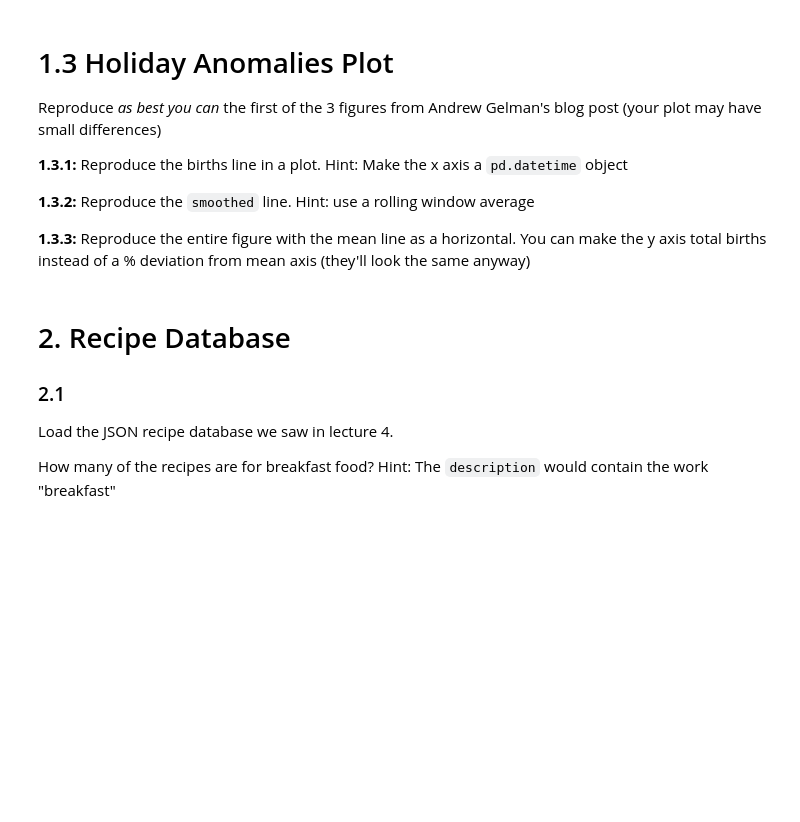
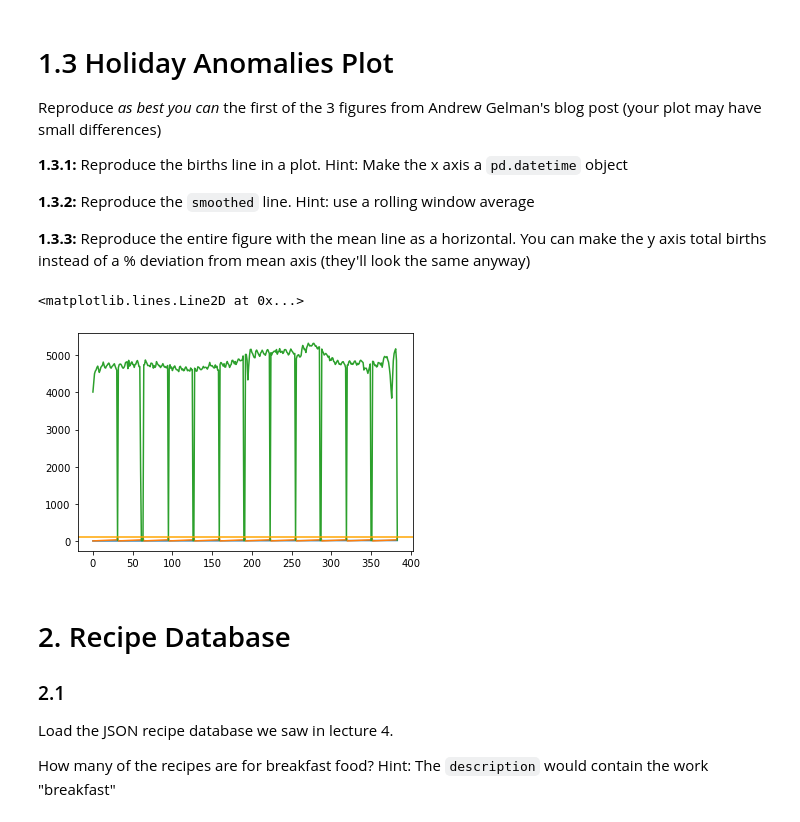
Before and after one commit to cb-ds-1/m2-3-exploration, a Jupyter notebook: workshop.ipynb, the cells around one changed output. Drawn from its saved outputs; the diff is of its cells as text; code cells hidden in the pictures; blank space fills up the shorter version.

```diff
--- a/workshop.ipynb
+++ b/workshop.ipynb
@@ -28,6 +67,22 @@ Reproduce *as best you can* the first of the 3 figures from Andrew Gelman's blog
 **1.3.2:** Reproduce the `smoothed` line. Hint: use a rolling window average
 
 **1.3.3:** Reproduce the entire figure with the mean line as a horizontal. You can make the y axis total births instead of a % deviation from mean axis (they'll look the same anyway)
+# %%
+df = df.dropna()
+df = df.reset_index(drop = True)
+# %%
+df['combined_date'] = pd.to_datetime(df[['year','month','day']],errors='coerce')
+average = 100
+
+fig, ax = plt.subplots()
+x = df['combined_date']
+custom = df.groupby(['month','day']).agg({'births': ['mean']}).reset_index()
+y = custom.births
+ax.plot(custom)
+ax.axhline(y=average, color='orange')
+# %% [output]
+<matplotlib.lines.Line2D at 0x...>
+[figure, added]
 # %% [markdown]
 # 2. Recipe Database
 
```
Also changed, not shown: parts of 14 cells of this notebook.
